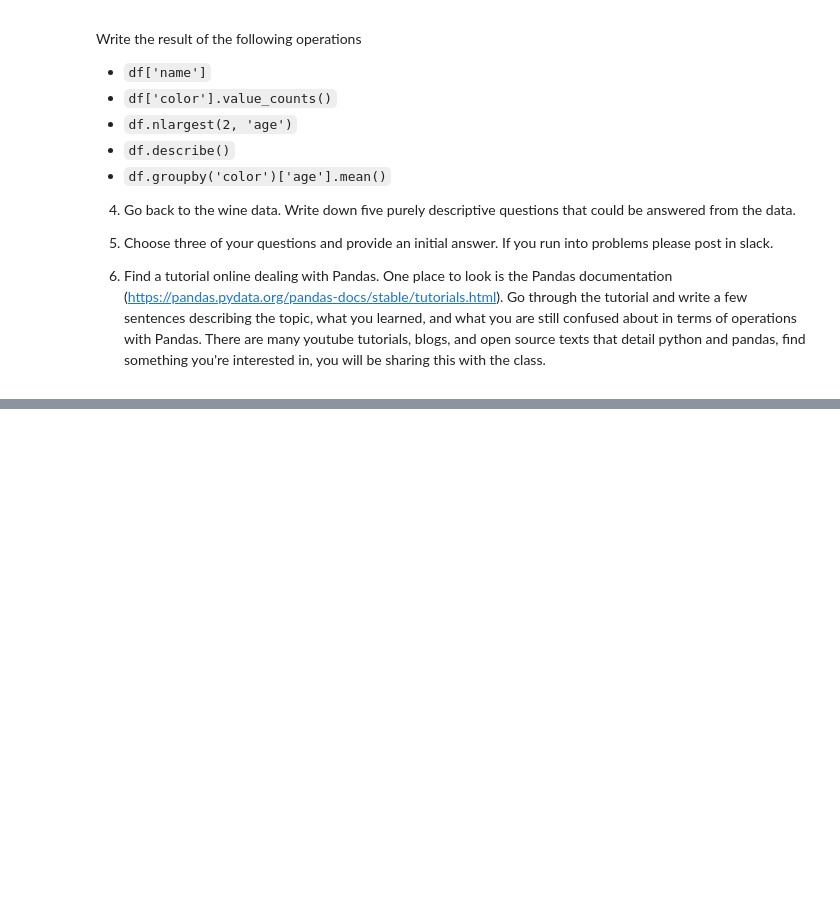
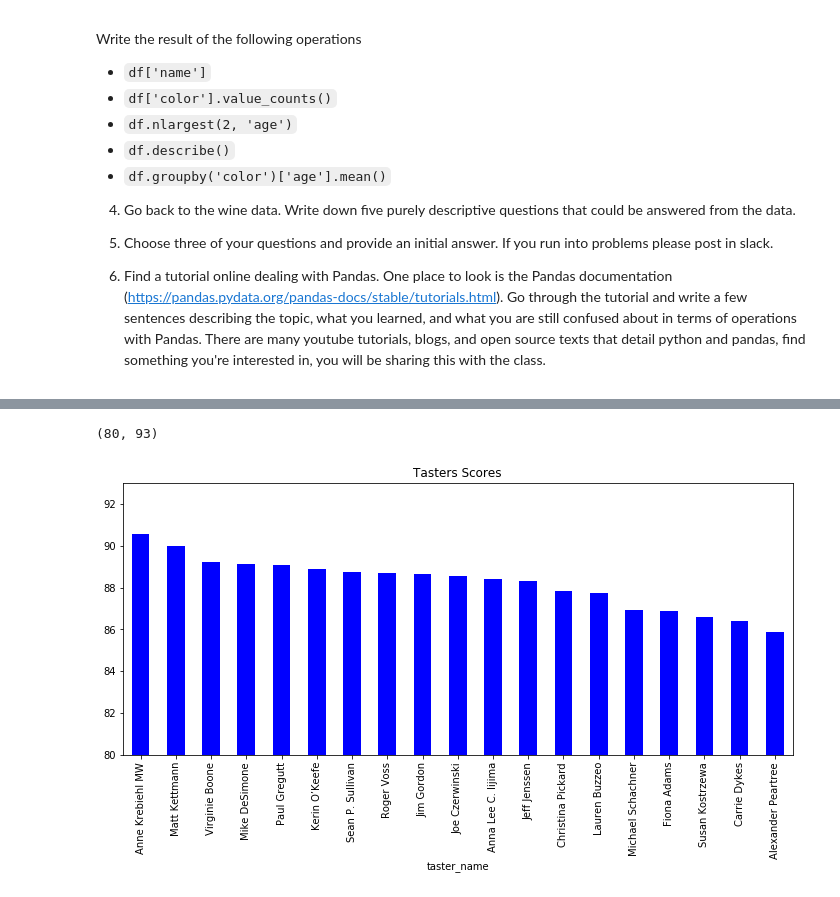
Before and after one commit to DataandDesign/datadesign.github.io, a Jupyter notebook: 02-homework02.ipynb, the cells around one changed output, grey strips where cells are left out. Drawn from its saved outputs; the diff is of its cells as text; code cells hidden in the pictures; blank space fills up the shorter version.

```diff
--- a/02-homework02.ipynb
+++ b/02-homework02.ipynb
@@ -205,0 +259,6 @@ Write the result of the following operations
+# %%
+wine.groupby('taster_name')['points'].mean().sort_values(ascending = False).plot(kind = 'bar', figsize = (12, 5), title = 'Tasters Scores', color = 'blue')
+plt.ylim(80, 93)
+# %% [output]
+(80, 93)
+[figure, added]
```
Also changed, not shown: parts of 7 cells of this notebook, 8 other files.
